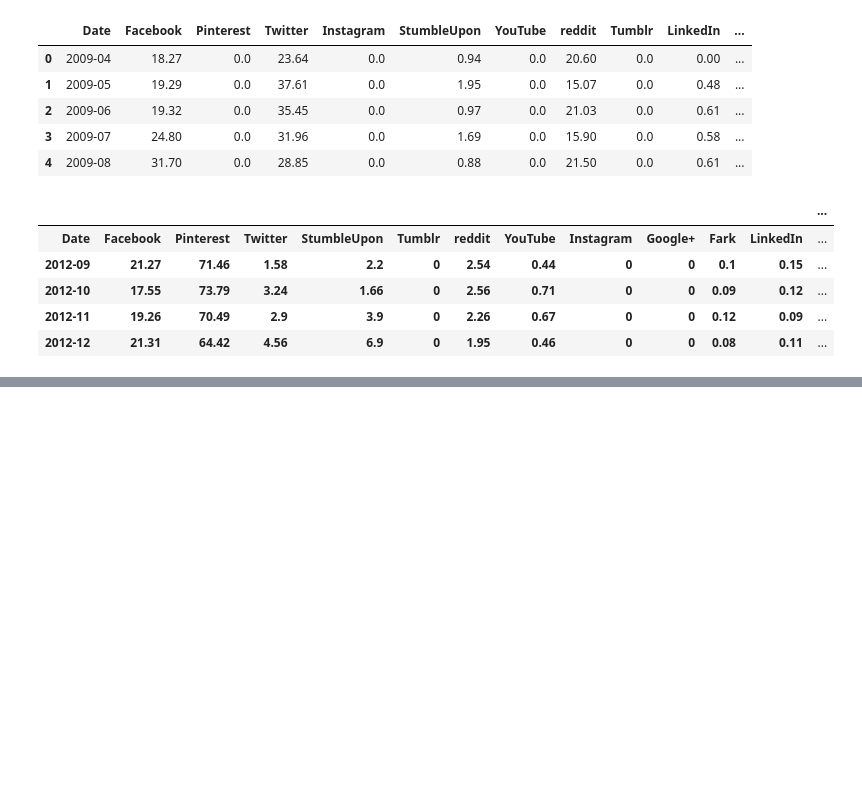
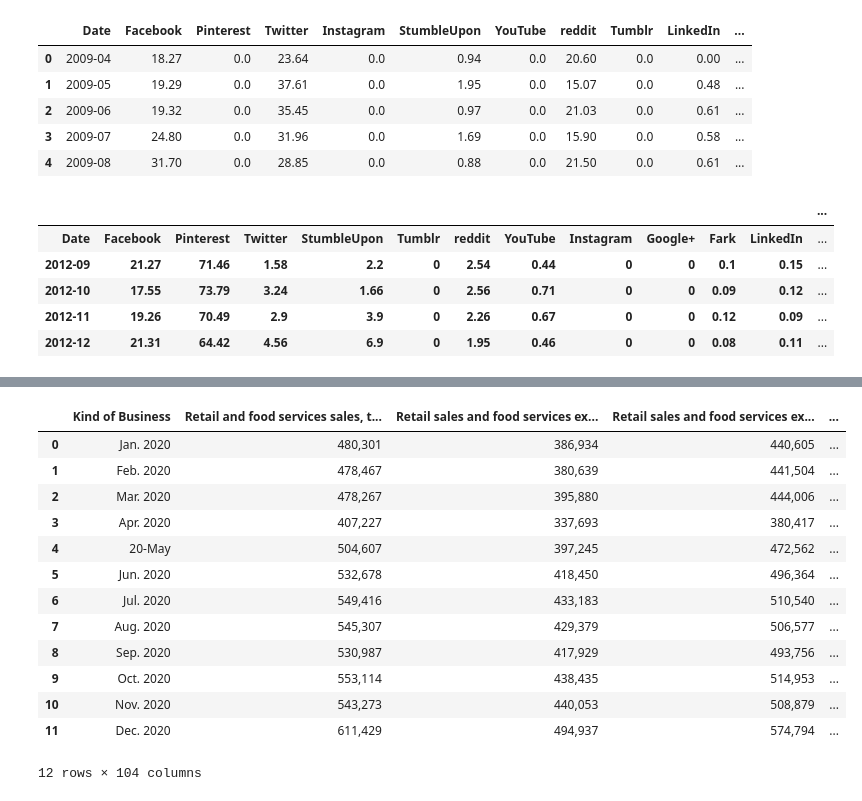
Before and after one commit to JordanJaner/ecommerce_social_media_ETL, a Jupyter notebook: Untitled.ipynb, the cells around one changed output, grey strips where cells are left out. Saved outputs shown, nothing was run; the diff lists cells and outputs as text; code cells hidden in the pictures; blank space fills up the shorter version.

```diff
--- a/Untitled.ipynb
+++ b/Untitled.ipynb
@@ -61,0 +183,19 @@ tablet_df.head()
+# %%
+retail_food_20_file = "Resources/retail_food_20.csv"
+retail_food_20_df = pd.read_csv(retail_food_20_file)
+retail_food_20_df.head(20)
+# %% [output]
+|  | Kind of Business | Retail and food services sales, t... | Retail sales and food services ex... | Retail sales and food services ex... | ... |
+| 0 | Jan. 2020 | 480,301 | 386,934 | 440,605 | ... |
+| 1 | Feb. 2020 | 478,467 | 380,639 | 441,504 | ... |
+| 2 | Mar. 2020 | 478,267 | 395,880 | 444,006 | ... |
+| 3 | Apr. 2020 | 407,227 | 337,693 | 380,417 | ... |
+| 4 | 20-May | 504,607 | 397,245 | 472,562 | ... |
+| 5 | Jun. 2020 | 532,678 | 418,450 | 496,364 | ... |
+| 6 | Jul. 2020 | 549,416 | 433,183 | 510,540 | ... |
+| 7 | Aug. 2020 | 545,307 | 429,379 | 506,577 | ... |
+| 8 | Sep. 2020 | 530,987 | 417,929 | 493,756 | ... |
+| 9 | Oct. 2020 | 553,114 | 438,435 | 514,953 | ... |
+| 10 | Nov. 2020 | 543,273 | 440,053 | 508,879 | ... |
+| 11 | Dec. 2020 | 611,429 | 494,937 | 574,794 | ... |
+12 rows × 104 columns
```
Also changed, not shown: parts of 14 cells of this notebook, 4 other files.
